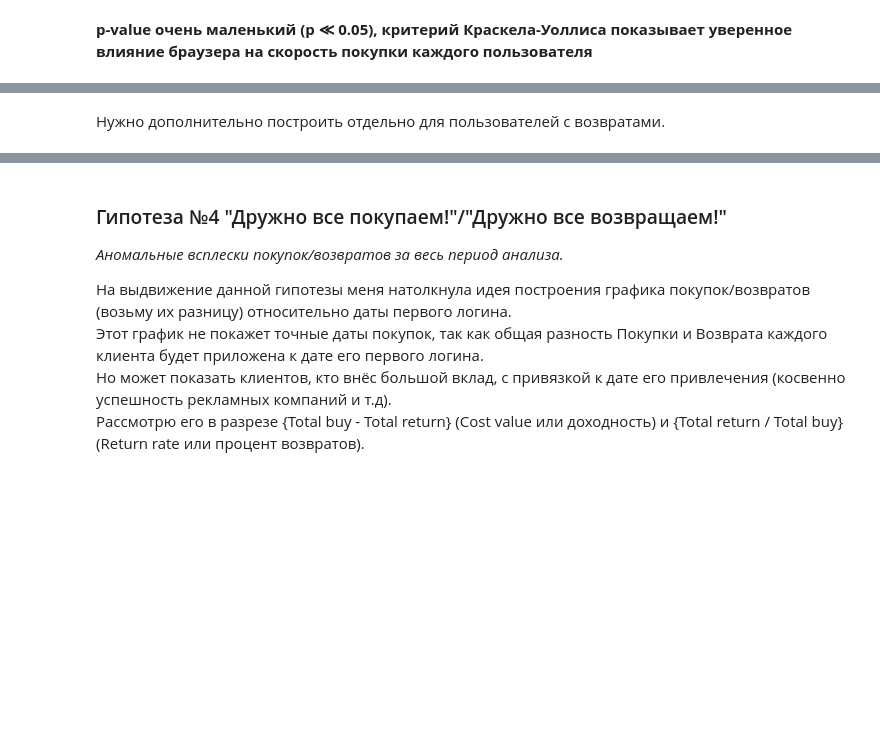
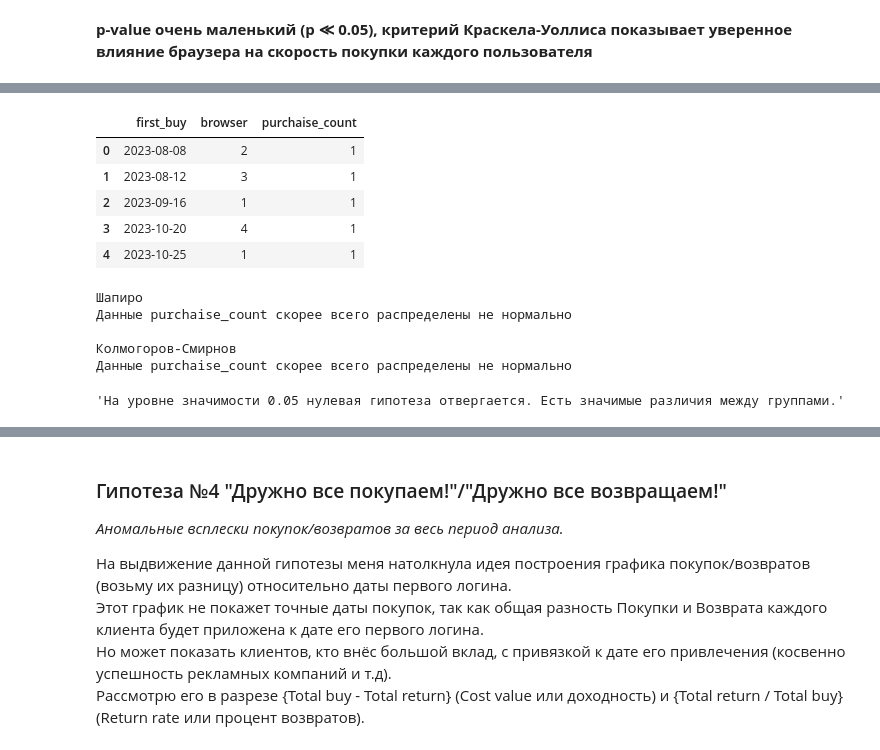
Before and after one commit to Lilya-te/DS-workshop2025, a Jupyter notebook: Checkpoint2_team1.ipynb, the cells around one changed output, grey strips where cells are left out. Drawn from its saved outputs; the diff is of its cells as text; code cells hidden in the pictures; blank space fills up the shorter version.

```diff
--- a/Checkpoint2_team1.ipynb
+++ b/Checkpoint2_team1.ipynb
@@ -84,11 +84,12 @@ df_cleaned.head()
 # %% [markdown]
 ### Вспомогательные методы
 # %%
-def shapiro_check(dataset, col, alpha=0.05):
+def shapiro_check(dataset, col, alpha=0.05, n=3000):
     """
     Шапиро. Тест, является ли распределение СВ нормальным
     """
-    stat, pvalue = st.shapiro(dataset[col].sample(n=3000))
+    checked_dataset = dataset[col] if n is None else dataset[col].sample(n=n)
+    stat, pvalue = st.shapiro(checked_dataset)
     print('Шапиро')
     if pvalue > alpha:
         print(f'Данные {col} скорее всего распределены нормально\n')
@@ -113,7 +114,7 @@ def kstest_check(dataset, col, alpha=0.05):
 
 def iqr_filter(dataset, col):
     """
-    Фильтр по межквартильному р
+    Фильтр по межквартильному размаху
     """
     medi = dataset[col].median()
     Q1, Q3 = dataset[col].quantile([0.25, 0.75])
@@ -462,2 +460,46 @@ plt.show()
-# %% [markdown]
-Нужно дополнительно построить отдельно для пользователей с возвратами.
+# %%
+def statistic(args):
+    h_statistic, p_value = st.kruskal(*args)
+
+    result = "На уровне значимости 0.05 "
+    if p_value < 0.05:
+        result += "нулевая гипотеза отвергается. Есть значимые различия между группами."
+    else:
+        result += "нулевая гипотеза НЕ отвергается. Нет значимых различий между группами."
+    return result
+
+# Группировка первых покупок по браузерам и дням
+df_enriched_3 = df_q99_filtered.copy()
+
+df_enriched_3 = df_enriched_3.groupby(['first_buy',"browser" ]).agg(purchaise_count=('total_buy', 'count'))
+
+df_enriched_3 = df_enriched_3.reset_index()
+display(df_enriched_3.head())
+shapiro_check(df_enriched_3, 'purchaise_count')
+kstest_check(df_enriched_3, 'purchaise_count')
+
+def df_browsers_array(dataset):
+    result = []
+    for browser_n in dataset["browser"].unique():
+        df_browsers_n = dataset.loc[dataset["browser"] == browser_n]
+        df_browsers_n = df_browsers_n.reset_index(drop=True)
+        if len(df_browsers_n["browser"].unique()) > 1:
+            shapiro_check(df_browsers_n, 'purchaise_count', n=None)
+            kstest_check(df_browsers, 'purchaise_count')
+        result.append(df_browsers_n['purchaise_count'].values)
+    return result
+
+statistic(df_browsers_array(df_enriched_3))
+# %% [output]
+|  | first_buy | browser | purchaise_count |
+| 0 | 2023-08-08 | 2 | 1 |
+| 1 | 2023-08-12 | 3 | 1 |
+| 2 | 2023-09-16 | 1 | 1 |
+| 3 | 2023-10-20 | 4 | 1 |
+| 4 | 2023-10-25 | 1 | 1 |
+Шапиро
+Данные purchaise_count скорее всего распределены не нормально
+
+Колмогоров-Смирнов
+Данные purchaise_count скорее всего распределены не нормально
+'На уровне значимости 0.05 нулевая гипотеза отвергается. Есть значимые различия между группами.'
```
Also changed, not shown: parts of 13 cells of this notebook, 5 other files.
